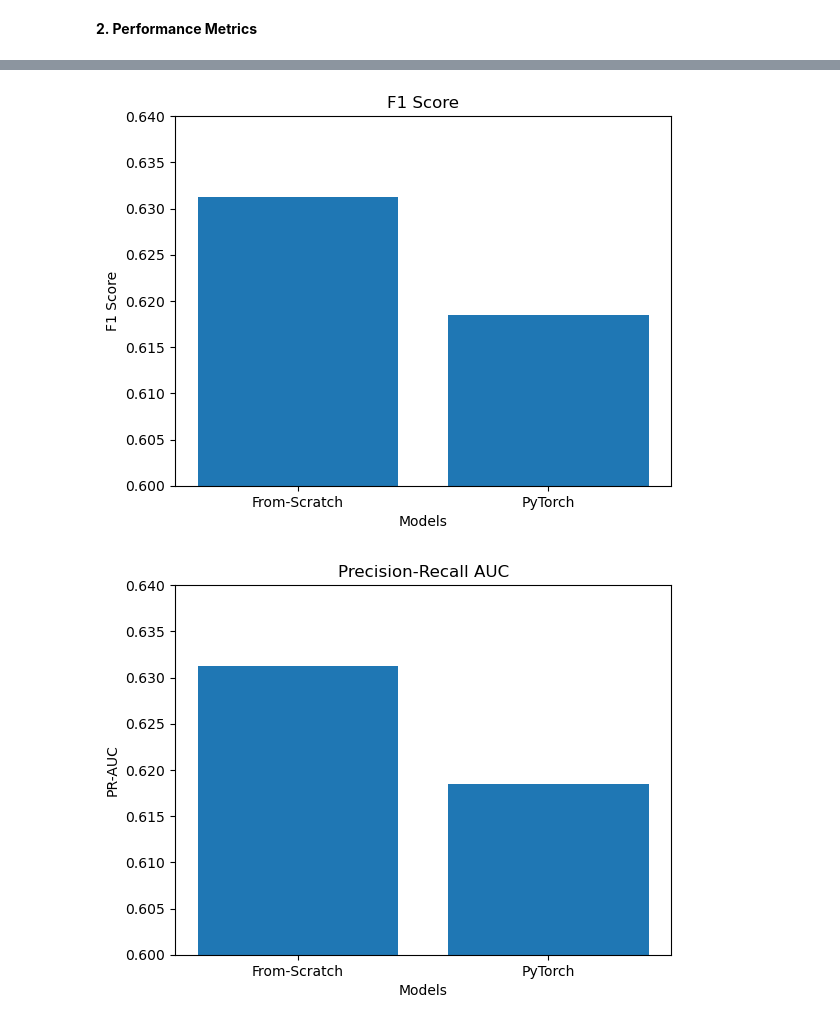
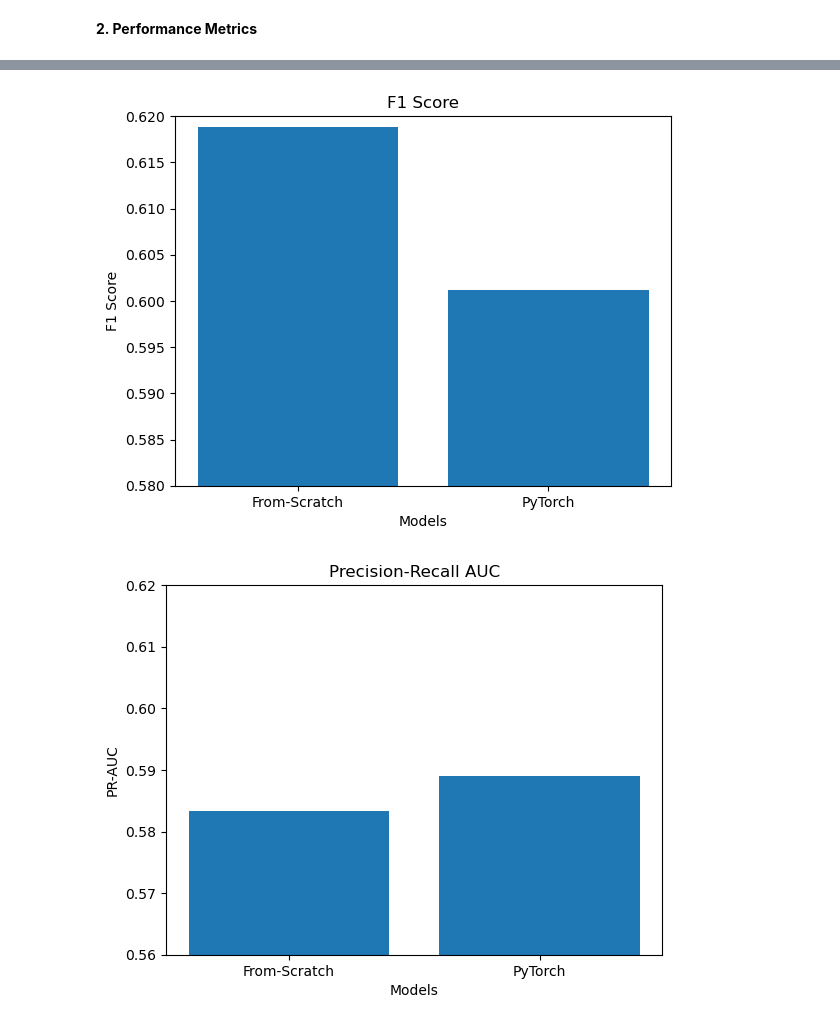
Before and after one commit to hardikprabhakar/24095038-CSOC-IG, a Jupyter notebook: Vanilla Neural Networks/code.ipynb, the cells around one changed output, grey strips where cells are left out. Saved outputs shown, nothing was run; the diff lists cells and outputs as text; code cells hidden in the pictures.

```diff
--- a/Vanilla Neural Networks/code.ipynb
+++ b/Vanilla Neural Networks/code.ipynb
@@ -373,9 +378,9 @@ cm_p1 = confusion_matrix(y_test, y_pred_p1)
 # %%
 #convert data to tensors
-Xtrain_tensor = torch.from_numpy(X_train).float()
-ytrain_tensor = torch.from_numpy(y_train).float().reshape([-1,1])
-Xtest_tensor =  torch.from_numpy(X_test).float()
-ytest_tensor =  torch.from_numpy(y_test).float().reshape([-1,1])
+Xtrain_tensor = torch.from_numpy(X_train).float().to('cuda')
+ytrain_tensor = torch.from_numpy(y_train).float().reshape([-1,1]).to('cuda')
+Xtest_tensor =  torch.from_numpy(X_test).float().to('cuda')
+ytest_tensor =  torch.from_numpy(y_test).float().reshape([-1,1]).to('cuda')
 # %%
 n_inputs = 11
 n_hidden1 = 8
@@ -405,6 +410,7 @@ class NeuralNet(nn.Module):
         return out
 
 model = NeuralNet()
+model = model.to('cuda')
 
 weight = np.bincount(y_train)[0]/np.bincount(y_train)[1]
 weight_tensor = torch.tensor(weight)
@@ -430,7 +436,7 @@ time_p2 = end_p2 - start_p2
 y_pred_p2 = np.empty_like(y_test)
 with torch.no_grad():
     y_pred_tensor = torch.sigmoid(model(Xtest_tensor))
-    y_pred_p2 = y_pred_tensor.numpy()
+    y_pred_p2 = y_pred_tensor.cpu().numpy()
 
 y_pred_p2[y_pred_p2 >= 0.5] = 1
 y_pred_p2[y_pred_p2 < 0.5] = 0
@@ -477,21 +483,21 @@ plt.bar(models, f1_tests)
 plt.title('F1 Score')
 plt.xlabel('Models')
 plt.ylabel('F1 Score')
-plt.ylim(0.6,0.64)
+plt.ylim(0.58,0.62)
 plt.show()
 # %% [output]
-[figure, old version]
+[figure, new version]
 # %%
 auc_tests = [pr_auc_p1, pr_auc_p2]
 
-plt.bar(models, f1_tests)
+plt.bar(models, auc_tests)
 plt.title('Precision-Recall AUC')
 plt.xlabel('Models')
 plt.ylabel('PR-AUC')
-plt.ylim(0.6, 0.64)
+plt.ylim(0.56, 0.62)
 plt.show()
 # %% [output]
-[figure, old version]
+[figure, new version]
 # %%
 #confusion matrix
 cm_p1_display = ConfusionMatrixDisplay(confusion_matrix = cm_p1, display_labels = [0, 1])
```
Also changed, not shown: parts of 5 cells of this notebook.
